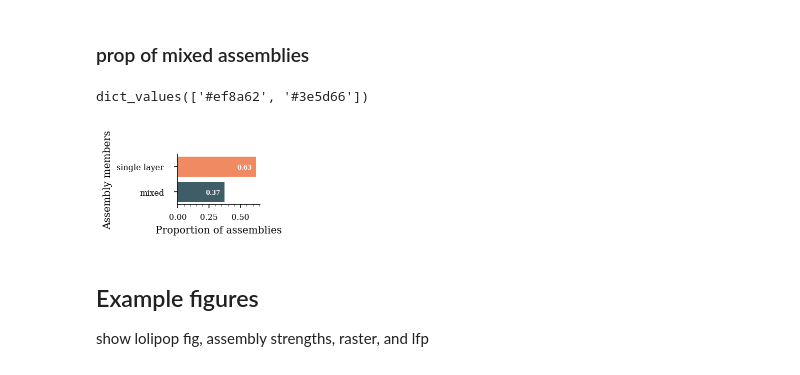
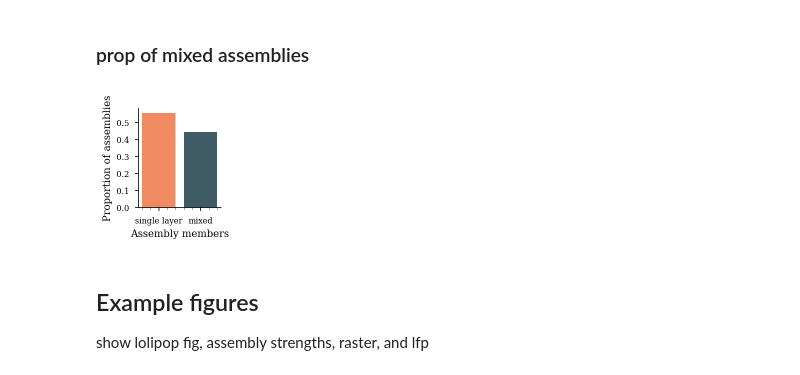
Before and after one commit to ryanharvey1/ripple_heterogeneity, a Jupyter notebook: scripts/assembly/assembly.ipynb, the cells around one changed output. Saved outputs shown, nothing was run; the diff lists cells and outputs as text; code cells hidden in the pictures.

Commit message:
updated plots

```diff
--- a/scripts/assembly/assembly.ipynb
+++ b/scripts/assembly/assembly.ipynb
@@ -446,9 +436,5 @@ n sup members  2488
 # %% [markdown]
 ### prop of mixed assemblies
-# %%
-group_colors.values()
-# %% [output]
-dict_values(['#ef8a62', '#3e5d66'])
 # %%
 mixed = 0
 deep_biased = 0
@@ -470,51 +456,51 @@ for n_as in df.assembly_n.unique():
 # labels = ["all deep", "mixed", "all sup"]
 # counts = [deep_biased, mixed, sup_biased]
 labels = ["single layer", "mixed"]
 counts = [deep_biased + sup_biased, mixed]
 
 
 fig, ax = plt.subplots(
-    figsize=functions.set_size("thesis", fraction=0.25, subplots=(1, 1)), edgecolor=None
+    figsize=functions.set_size("thesis", fraction=0.25, subplots=(2, 1)), edgecolor=None
 )
 
 group_colors = {"same_layer": '#ef8a62',
             'cross_layer': '#3e5d66'}
 
 # colors = ["#7b3294", "slategrey", "#008837"]
 # Horizontal Bar Plot
-ax.barh(labels, np.array(counts) / sum(counts), color=group_colors.values())
+ax.bar(labels, np.array(counts) / sum(counts), color=group_colors.values())
 
 # Remove axes splines
 for s in ["top", "right"]:
     ax.spines[s].set_visible(False)
 
 # Add padding between axes and labels
-ax.xaxis.set_tick_params(pad=5)
-ax.yaxis.set_tick_params(pad=10)
+# ax.xaxis.set_tick_params(pad=5)
+# ax.yaxis.set_tick_params(pad=10)
 
 # Show top values
-ax.invert_yaxis()
+# ax.invert_yaxis()
 
 # Add annotation to bars
-for i in ax.patches:
-    plt.text(
-        i.get_width() - 0.15,
-        i.get_y() + 0.5,
-        str(round((i.get_width()), 2)),
-        fontsize=6,
-        fontweight="bold",
-        color="w",
-        zorder=100,
-    )
+# for i in ax.patches:
+#     plt.text(
+#         i.get_width() - 0.15,
+#         i.get_y() + 0.5,
+#         str(round((i.get_width()), 2)),
+#         fontsize=6,
+#         fontweight="bold",
+#         color="w",
+#         zorder=100,
+#     )
 
 ax.xaxis.set_minor_locator(AutoMinorLocator())
 
-ax.set_xlabel("Proportion of assemblies")
-ax.set_ylabel("Assembly members")
+ax.set_ylabel("Proportion of assemblies")
+ax.set_xlabel("Assembly members")
 
 plt.savefig(os.path.join(fig_save_path,'assembly_unit_id.svg'),dpi=300,bbox_inches='tight')
 # %% [output]
-[figure, old version]
+[figure, new version]
 # %%
 # all_sup = prop_df.prop_sup_members == 1
 # all_deep = prop_df.prop_deep_members == 1
```
Also changed, not shown: parts of 11 cells of this notebook.
